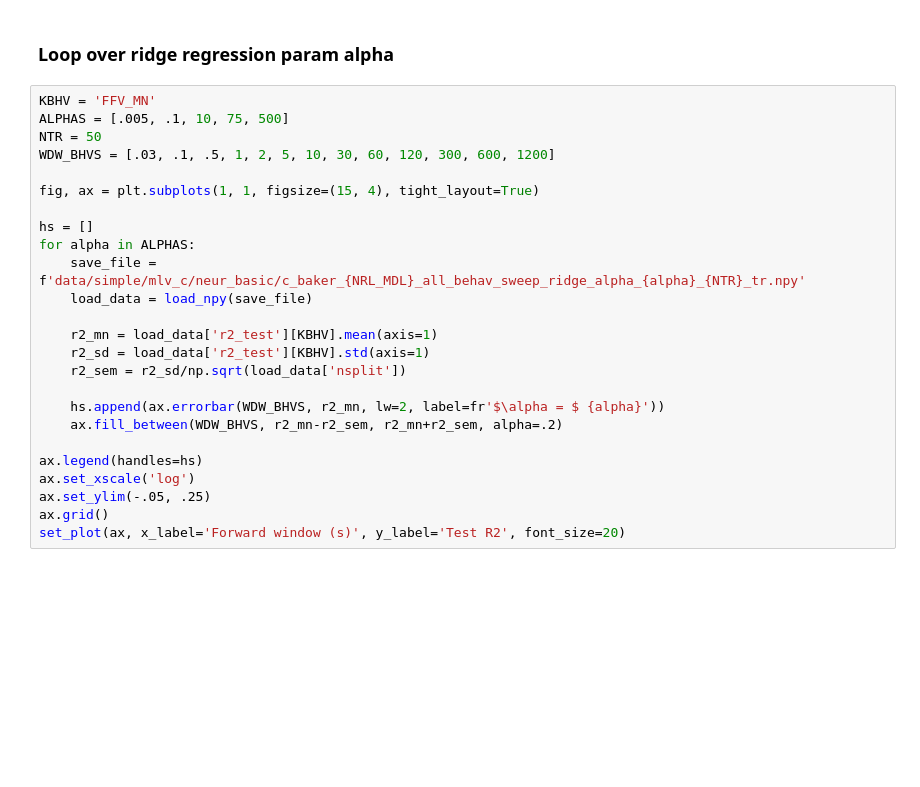
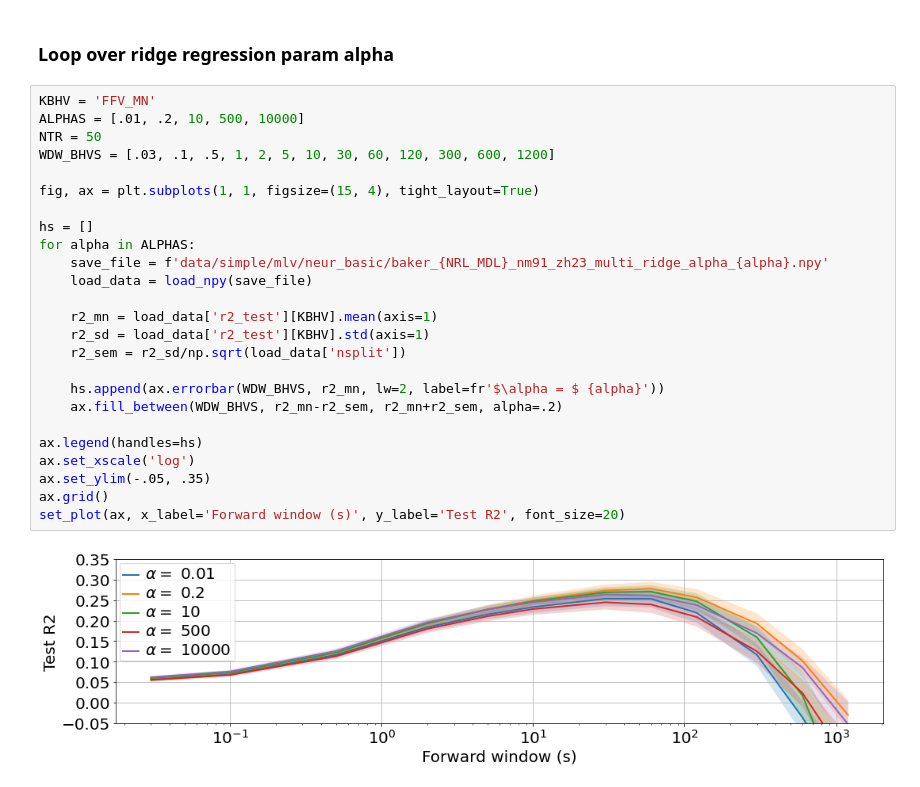
Before and after one commit to rkp8000/inferring-neural-codes, a Jupyter notebook: 5_E_fit_multi_behav_baker_ppln.ipynb, the cells around one changed output. Cells and saved outputs as stored; diff of their text form; blank space fills up the shorter version.

```diff
--- a/5_E_fit_multi_behav_baker_ppln.ipynb
+++ b/5_E_fit_multi_behav_baker_ppln.ipynb
@@ -162,26 +152,28 @@ for ax in axs:
 ### Loop over ridge regression param alpha
 # %%
 KBHV = 'FFV_MN'
-ALPHAS = [.005, .1, 10, 75, 500]
+ALPHAS = [.01, .2, 10, 500, 10000]
 NTR = 50
 WDW_BHVS = [.03, .1, .5, 1, 2, 5, 10, 30, 60, 120, 300, 600, 1200]
 
 fig, ax = plt.subplots(1, 1, figsize=(15, 4), tight_layout=True)
 
 hs = []
 for alpha in ALPHAS:
-    save_file = f'data/simple/mlv_c/neur_basic/c_baker_{NRL_MDL}_all_behav_sweep_ridge_alpha_{alpha}_{NTR}_tr.npy'
+    save_file = f'data/simple/mlv/neur_basic/baker_{NRL_MDL}_nm91_zh23_multi_ridge_alpha_{alpha}.npy'
     load_data = load_npy(save_file)
 
     r2_mn = load_data['r2_test'][KBHV].mean(axis=1)
     r2_sd = load_data['r2_test'][KBHV].std(axis=1)
     r2_sem = r2_sd/np.sqrt(load_data['nsplit'])
 
     hs.append(ax.errorbar(WDW_BHVS, r2_mn, lw=2, label=fr'$\alpha = $ {alpha}'))
     ax.fill_between(WDW_BHVS, r2_mn-r2_sem, r2_mn+r2_sem, alpha=.2)
 
 ax.legend(handles=hs)
 ax.set_xscale('log')
-ax.set_ylim(-.05, .25)
+ax.set_ylim(-.05, .35)
 ax.grid()
 set_plot(ax, x_label='Forward window (s)', y_label='Test R2', font_size=20)
+# %% [output]
+[figure, added]
```
Also changed, not shown: parts of 3 cells of this notebook, 15 other files.
